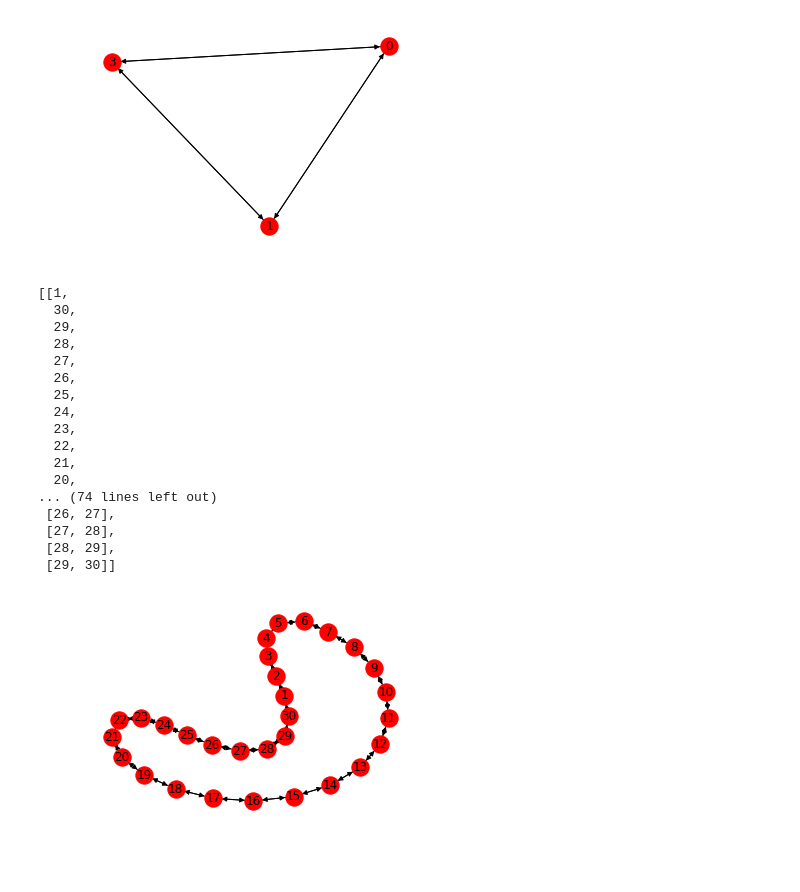
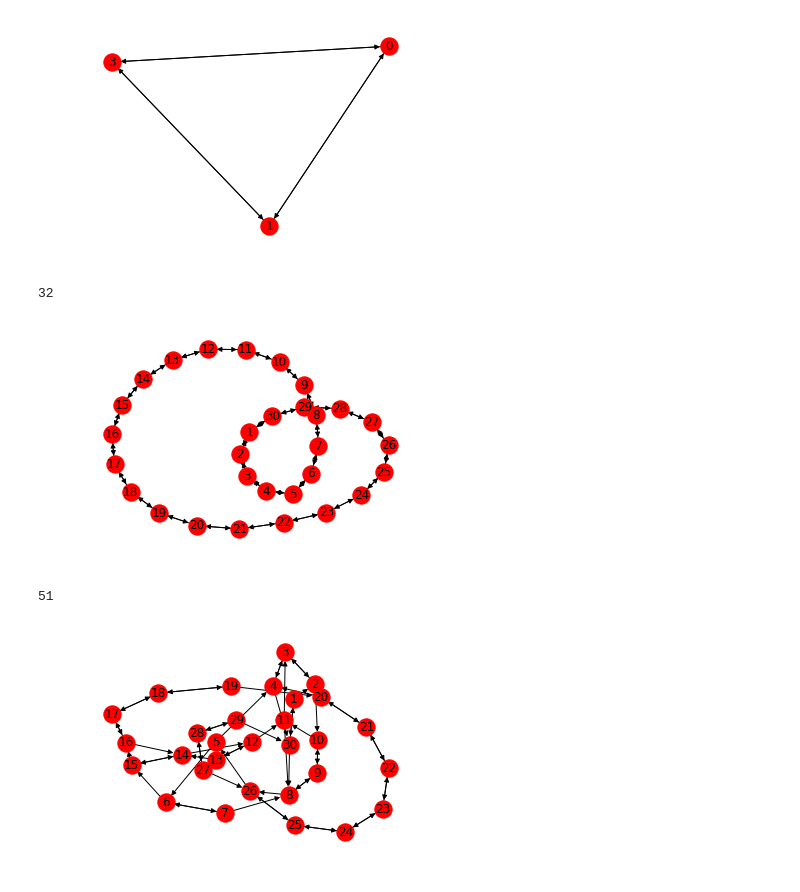
Before and after one commit to harangju/avalanche, a Jupyter notebook: metrics/graph/simple_cycles.ipynb, the cells around one changed output. Drawn from its saved outputs; the diff is of its cells as text; code cells hidden in the pictures.

```diff
--- a/metrics/graph/simple_cycles.ipynb
+++ b/metrics/graph/simple_cycles.ipynb
@@ -16,32 +17,30 @@ nx.draw(G, with_labels=True)
 [figure]
 # %%
 import scipy.io as sio
+# %%
+mat = sio.loadmat('/Users/harangju/Developer/ws_rw_p0_0.mat', squeeze_me = True)
+edges = mat['e']
+weights = mat['w']
+G = nx.DiGraph(edges.tolist())
+plt.subplot()
+nx.draw(G, with_labels=True)
+cycle_gen = nx.simple_cycles(G)
+cycles = list(cycle_gen)
+len(cycles)
+# cycles
+# %% [output]
+32
+[figure, added]
 # %%
-mat = sio.loadmat('/Users/harangju/Developer/ws_p0_0.mat', squeeze_me = True)
+mat = sio.loadmat('/Users/harangju/Developer/ws_rw_p0_2.mat', squeeze_me = True)
 edges = mat['e']
 weights = mat['w']
 G = nx.DiGraph(edges.tolist())
 plt.subplot()
 nx.draw(G, with_labels=True)
-cycles = nx.simple_cycles(G)
-# len(list(cycles))
-list(cycles)
+cycle_gen = nx.simple_cycles(G)
+cycles = list(cycle_gen)
+len(cycles)
 # %% [output]
-[[1,
-  30,
-  29,
-  28,
-  27,
-  26,
-  25,
-  24,
-  23,
-  22,
-  21,
-  20,
-... (74 lines left out)
- [26, 27],
- [27, 28],
- [28, 29],
- [29, 30]]
+51
-[figure, old version]
+[figure, new version]
```
Also changed, not shown: parts of 4 cells of this notebook.
